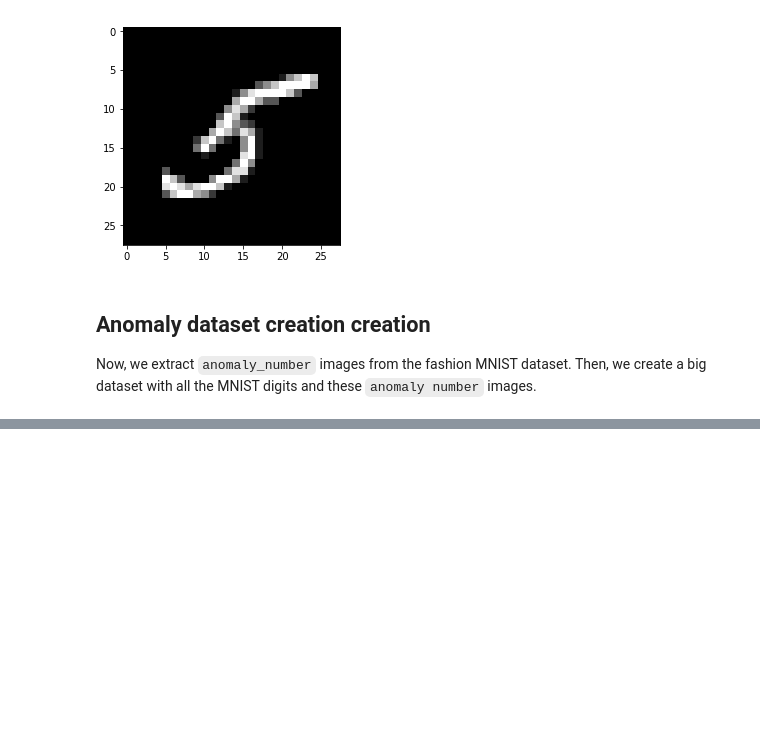
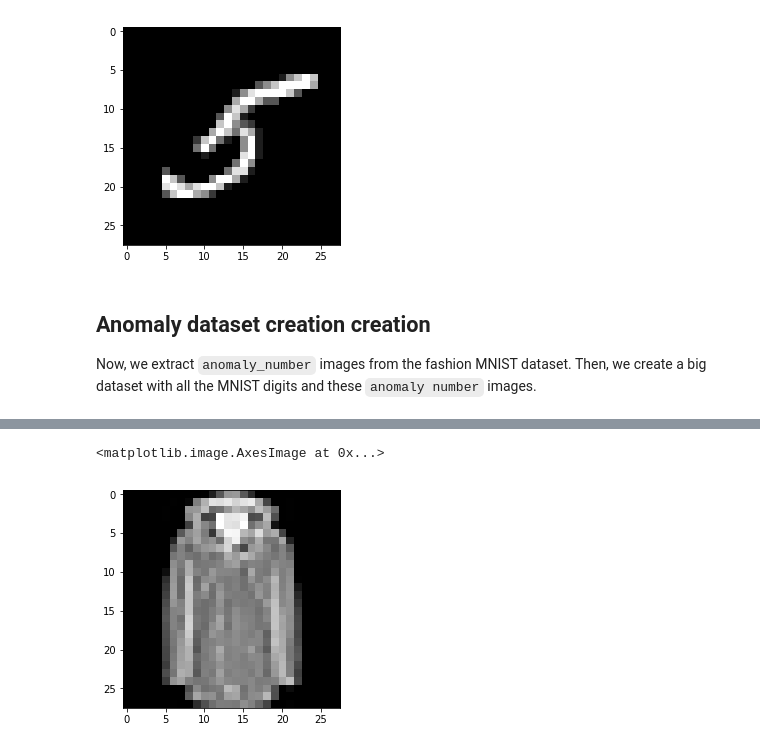
Before and after one commit to rodgzilla/machine_learning_image_anomaly_detection, a Jupyter notebook: nbs/Replicator network.ipynb, the cells around one changed output, grey strips where cells are left out. Cells and saved outputs as stored; diff of their text form; code cells hidden in the pictures; blank space fills up the shorter version.

```diff
--- a/nbs/Replicator network.ipynb
+++ b/nbs/Replicator network.ipynb
@@ -60,0 +140,6 @@ X = np.random.permutation(X)
+# %%
+fashion_img = np.expand_dims(X_fashion[22], 0)
+plt.imshow(fashion_img[0].squeeze(), cmap = 'gray')
+# %% [output]
+<matplotlib.image.AxesImage at 0x...>
+[figure, added]
```
Also changed, not shown: parts of 22 cells of this notebook.
